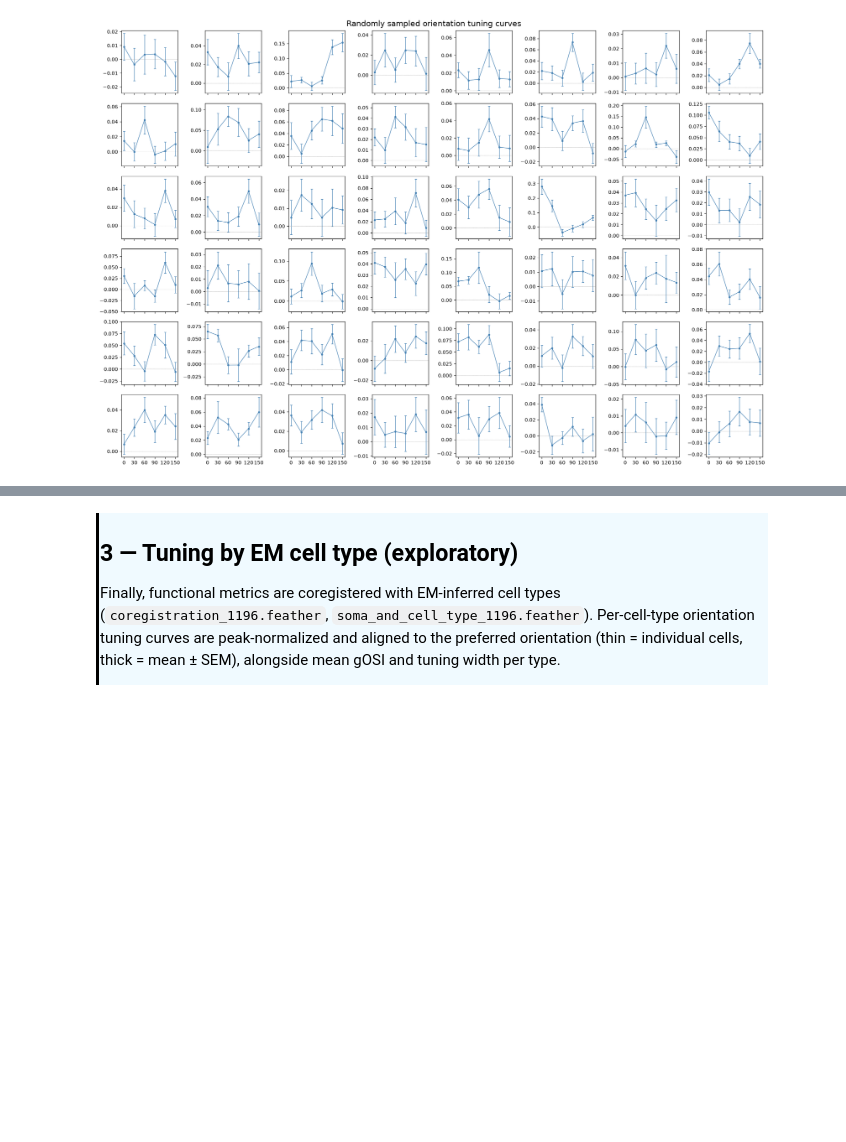
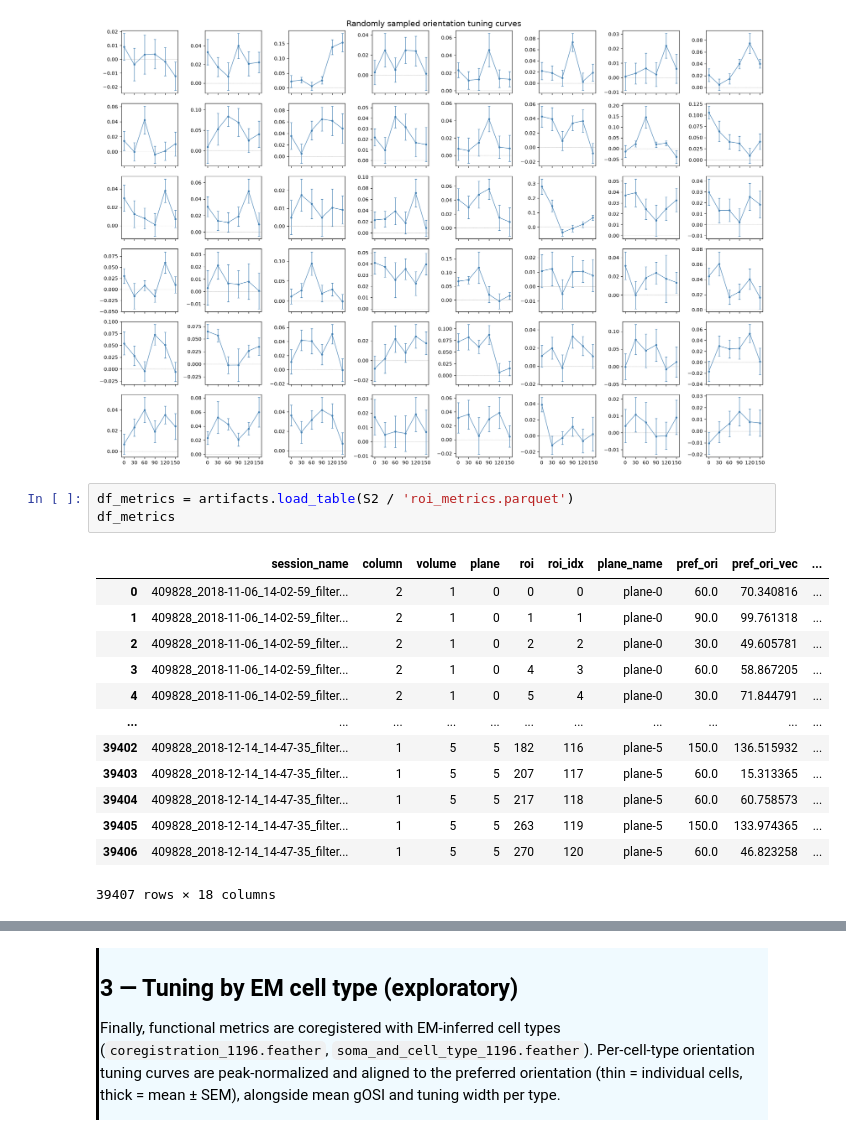
Before and after one commit to AllenSWDB/SWDB_2026_Good_Coding, a Jupyter notebook: code/workshops/workshop2.ipynb, the cells around one changed output, grey strips where cells are left out. Drawn from its saved outputs; the diff is of its cells as text; blank space fills up the shorter version.

```diff
--- a/code/workshops/workshop2.ipynb
+++ b/code/workshops/workshop2.ipynb
@@ -178,6 +175,23 @@ fig.suptitle('Randomly sampled orientation tuning curves', fontsize=16)
 plt.tight_layout(); plt.show()
 # %% [output]
 [figure]
+# %%
+df_metrics = artifacts.load_table(S2 / 'roi_metrics.parquet')
+df_metrics
+# %% [output]
+|  | session_name | column | volume | plane | roi | roi_idx | plane_name | pref_ori | pref_ori_vec | ... |
+| 0 | 409828_2018-11-06_14-02-59_filter... | 2 | 1 | 0 | 0 | 0 | plane-0 | 60.0 | 70.340816 | ... |
+| 1 | 409828_2018-11-06_14-02-59_filter... | 2 | 1 | 0 | 1 | 1 | plane-0 | 90.0 | 99.761318 | ... |
+| 2 | 409828_2018-11-06_14-02-59_filter... | 2 | 1 | 0 | 2 | 2 | plane-0 | 30.0 | 49.605781 | ... |
+| 3 | 409828_2018-11-06_14-02-59_filter... | 2 | 1 | 0 | 4 | 3 | plane-0 | 60.0 | 58.867205 | ... |
+| 4 | 409828_2018-11-06_14-02-59_filter... | 2 | 1 | 0 | 5 | 4 | plane-0 | 30.0 | 71.844791 | ... |
+| ... | ... | ... | ... | ... | ... | ... | ... | ... | ... | ... |
+| 39402 | 409828_2018-12-14_14-47-35_filter... | 1 | 5 | 5 | 182 | 116 | plane-5 | 150.0 | 136.515932 | ... |
+| 39403 | 409828_2018-12-14_14-47-35_filter... | 1 | 5 | 5 | 207 | 117 | plane-5 | 60.0 | 15.313365 | ... |
+| 39404 | 409828_2018-12-14_14-47-35_filter... | 1 | 5 | 5 | 217 | 118 | plane-5 | 60.0 | 60.758573 | ... |
+| 39405 | 409828_2018-12-14_14-47-35_filter... | 1 | 5 | 5 | 263 | 119 | plane-5 | 150.0 | 133.974365 | ... |
+| 39406 | 409828_2018-12-14_14-47-35_filter... | 1 | 5 | 5 | 270 | 120 | plane-5 | 60.0 | 46.823258 | ... |
+39407 rows × 18 columns
 # %% [markdown]
 <div style="border-left: 3px solid #000; padding: 1px; padding-left: 10px; background: #f5ffd8;">
 
```
Also changed, not shown: parts of 5 cells of this notebook, 4 other files.
